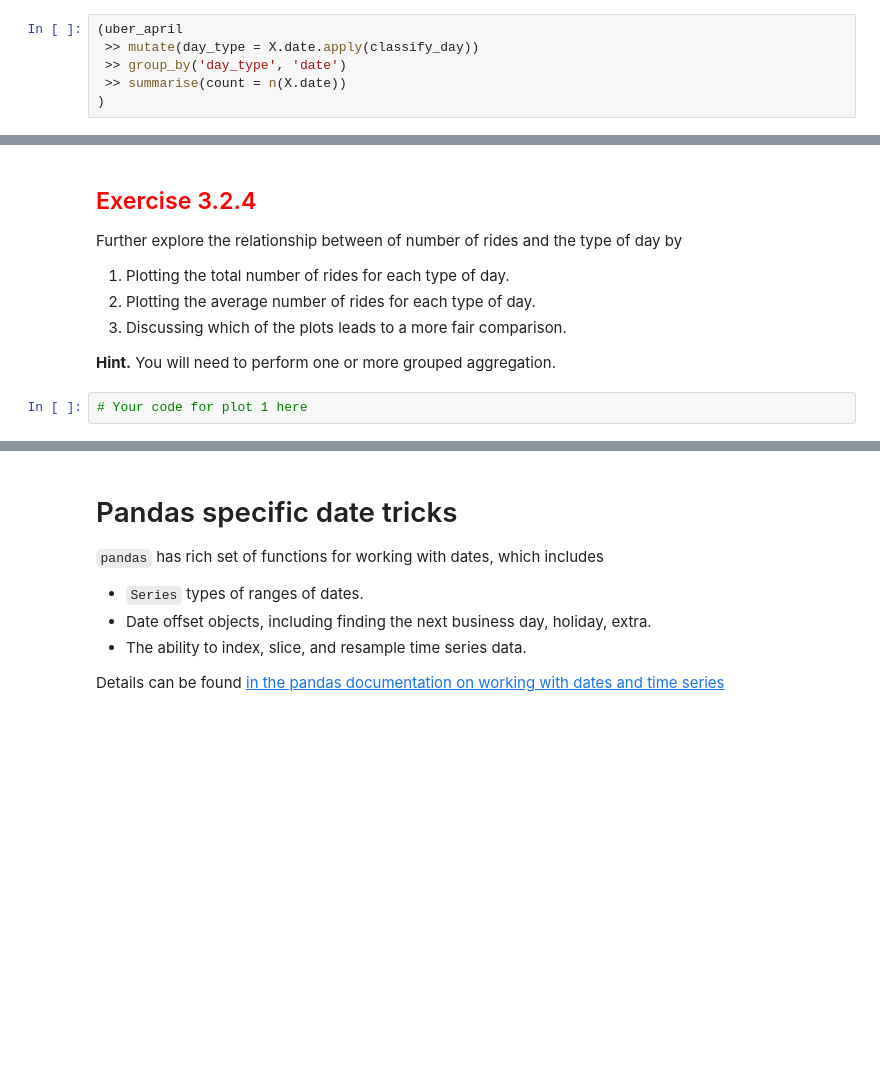
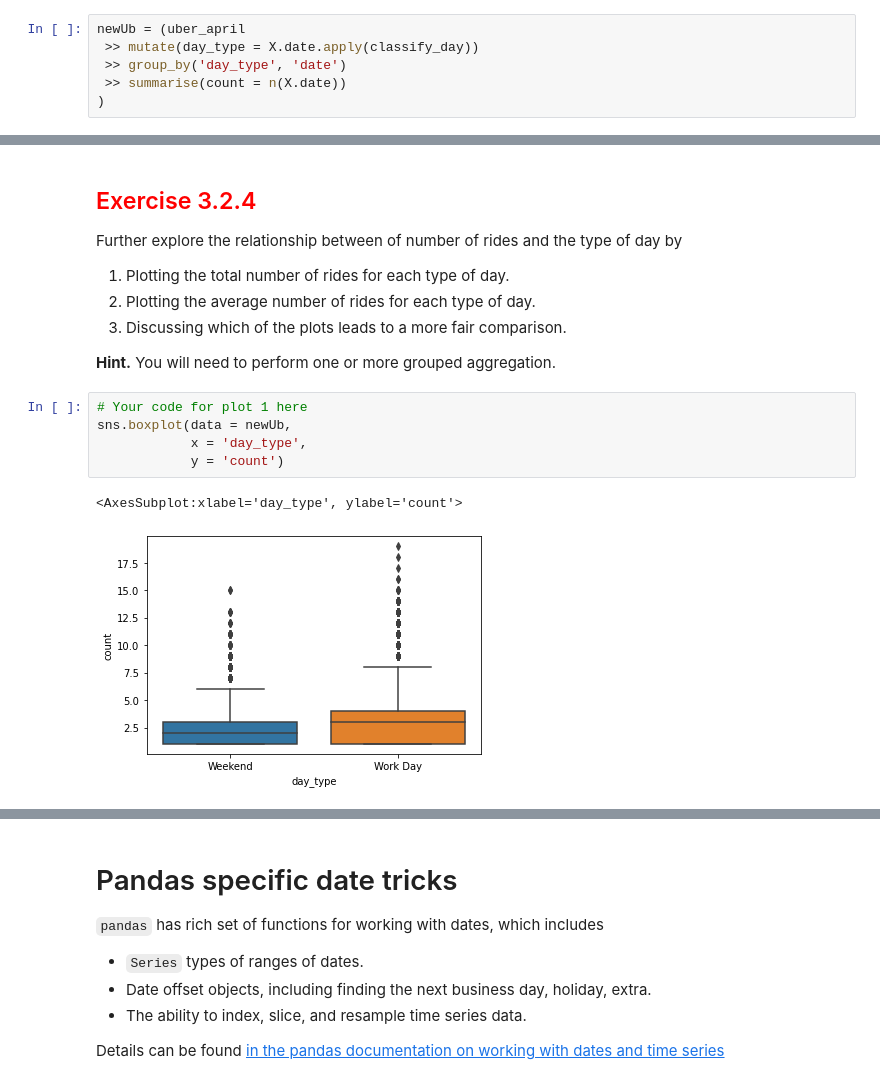
Before and after one commit to grandweb4/module3_more_about_mutate, a Jupyter notebook: 3_2_working_with_dates.ipynb, the cells around one changed output, grey strips where cells are left out. Saved outputs shown, nothing was run; the diff lists cells and outputs as text; blank space fills up the shorter version.

```diff
--- a/3_2_working_with_dates.ipynb
+++ b/3_2_working_with_dates.ipynb
@@ -508,7 +514,7 @@ uber_april.date.apply(classify_day).head(2)
 1    Work Day
 Name: date, dtype: object
 # %%
-(uber_april
+newUb = (uber_april
  >> mutate(day_type = X.date.apply(classify_day))
  >> group_by('day_type', 'date')
  >> summarise(count = n(X.date))
@@ -539,5 +531,11 @@ Further explore the relationship between of number of rides and the type of day
 **Hint.** You will need to perform one or more grouped aggregation.
 # %%
 # Your code for plot 1 here
+sns.boxplot(data = newUb,
+            x = 'day_type',
+            y = 'count')
+# %% [output]
+<AxesSubplot:xlabel='day_type', ylabel='count'>
+[figure, added]
 # %%
 # Your code for plot 2 here
```
Also changed, not shown: parts of 9 cells of this notebook.
